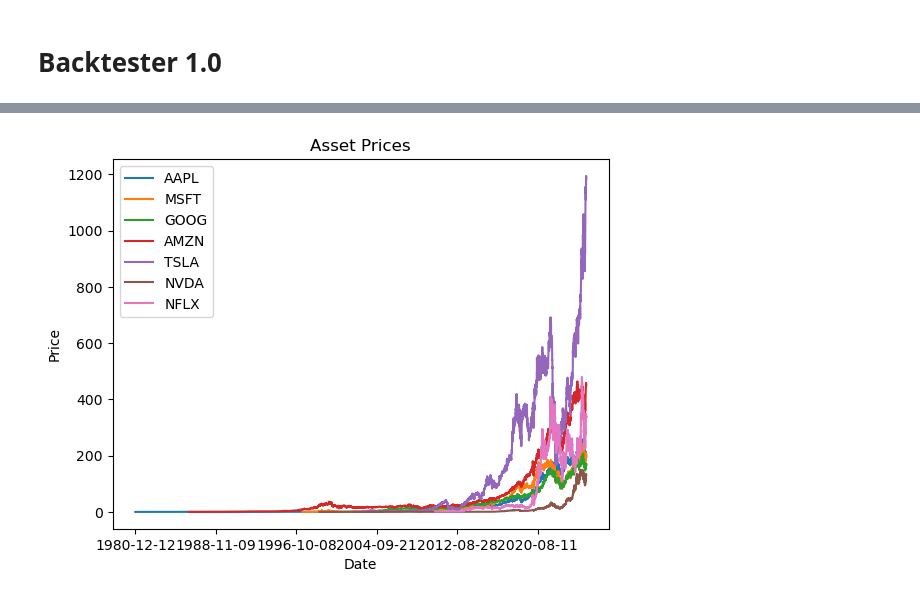
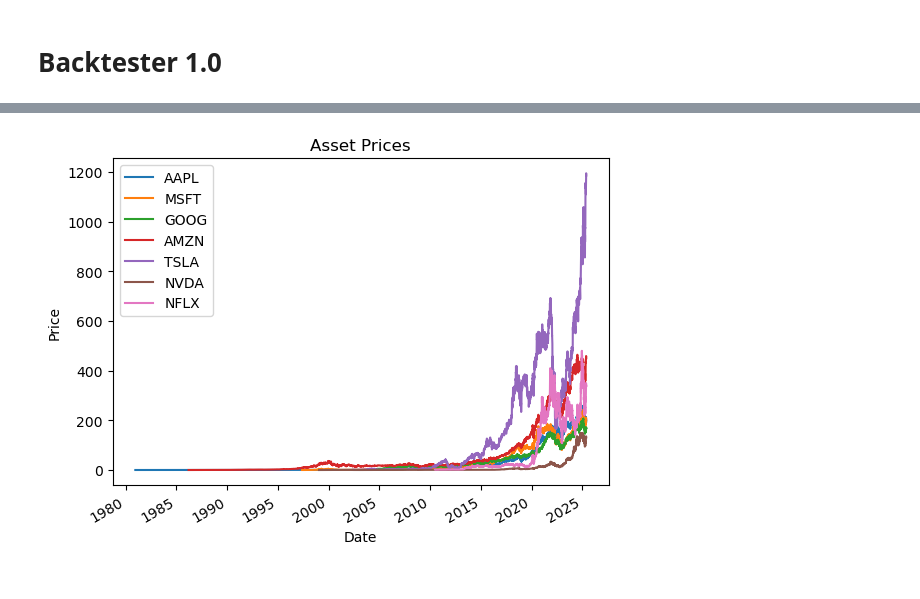
Before and after one commit to santiago20342/python-coruse, a Jupyter notebook: Projects/backtester/test.ipynb, the cells around one changed output, grey strips where cells are left out. Drawn from its saved outputs; the diff is of its cells as text; code cells hidden in the pictures.

Commit message:
changed df index into date time objects

```diff
--- a/Projects/backtester/test.ipynb
+++ b/Projects/backtester/test.ipynb
@@ -197,9 +179,13 @@ prices_close_df.columns = column_new
 prices_close_df = prices_close_df.drop([0, 1])
 
 # Convert 'Date' column to datetime objects
+prices_close_df['Date'] = pd.to_datetime(prices_close_df['Date'])
 prices_close_df.set_index('Date', inplace=True)
-############ # Convert the index to datetime objects
 print(prices_close_df)
+print(type(prices_close_df.index[-1]))
+
+#Time delat
+print(datetime.datetime.now() - prices_close_df.index[-1])  # Check the time difference from the last date in the DataFrame
 
 #Changing output of dataframe to float
 print(portfolio.holdings['AAPL'])
@@ -238,3 +224,3 @@ Calculating Symbol: NFLX, Amount: 1.0, Date: 2025-05-23
 Value for NFLX: 339.34
 Current Portfolio Value: 2672.05
-[figure, old version]
+[figure, new version]
```
Also changed, not shown: parts of 2 cells of this notebook, 1 other file.
